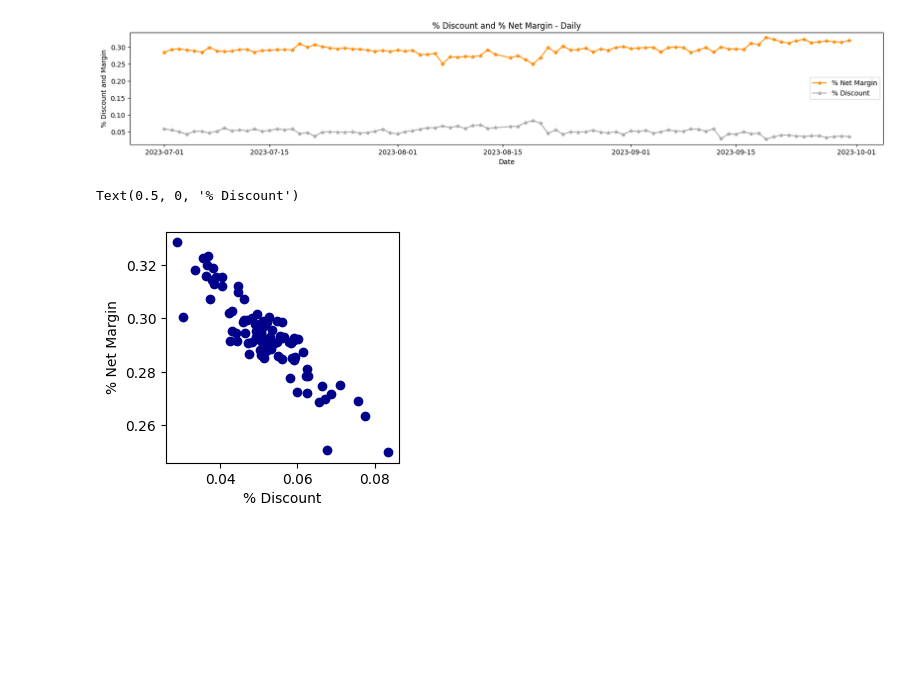
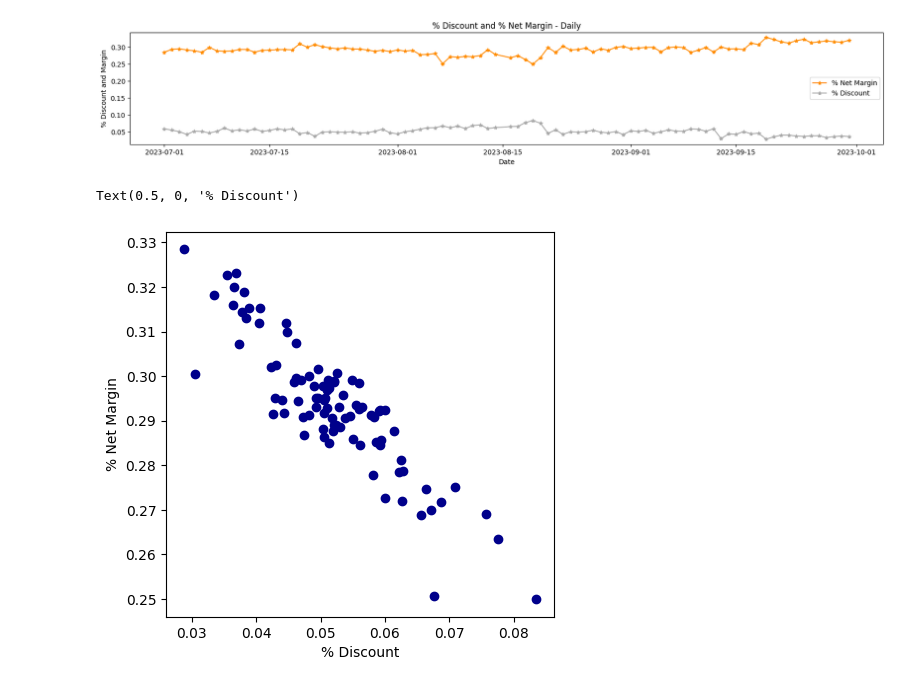
Before and after one commit to jsamu1994/data-challenge-jan-2024, a Jupyter notebook: python_files/exploring_dataset_1.ipynb, the cells around one changed output. Drawn from its saved outputs; the diff is of its cells as text; code cells hidden in the pictures; blank space fills up the shorter version.

```diff
--- a/python_files/exploring_dataset_1.ipynb
+++ b/python_files/exploring_dataset_1.ipynb
@@ -250,3 +252,8 @@ plt.title("Discount - Daily (EUR)")
 # %% [output]
 Text(0.5, 1.0, 'Discount - Daily (EUR)')
 [figure]
+# %%
+weekref = {0:'2 - Monday', 1:'3 - Tuesday', 2:'4 - Wednesady ', 3:'5 - Thursday', 4:'6 - Friday', 5:'7 - Saturday', 6:'1 - Sunday'}
+df_revenue_daily['Week Day'] = df_revenue_daily["Time"].apply(lambda x: weekref[x.weekday()])
+df_revenue_daily_grouped = df_revenue_daily[['Week Day', 'Gross Revenue']].groupby('Week Day')
+df_revenue_daily_grouped.boxplot(subplots=False, figsize=(20,5), fontsize=8)
@@ -252,0 +263,5 @@ Text(0.5, 1.0, 'Discount - Daily (EUR)')
+# %%
+weekref = {0:'2 - Monday', 1:'3 - Tuesday', 2:'4 - Wednesady ', 3:'5 - Thursday', 4:'6 - Friday', 5:'7 - Saturday', 6:'1 - Sunday'}
+df_revenue_daily['Week Day'] = df_revenue_daily["Time"].apply(lambda x: weekref[x.weekday()])
+df_revenue_daily_grouped = df_revenue_daily[['Week Day', 'Discount']].groupby('Week Day')
+df_revenue_daily_grouped.boxplot(subplots=False, figsize=(20,5), fontsize=8)
@@ -269,10 +291,10 @@ plt.legend(["% Net Margin","% Discount"])
 [figure]
 # %%
 # scatter % discount and % net margin
-plt.figure(figsize=(3,3))
+plt.figure(figsize=(5,5))
 plt.scatter(df_revenue_daily["perc_discount"], df_revenue_daily ["perc_margin"], c = "darkblue")
 plt.ylabel('% Net Margin')
 plt.xlabel('% Discount')
 # %% [output]
 Text(0.5, 0, '% Discount')
-[figure, old version]
+[figure, new version]
```
Also changed, not shown: parts of 5 cells of this notebook.
